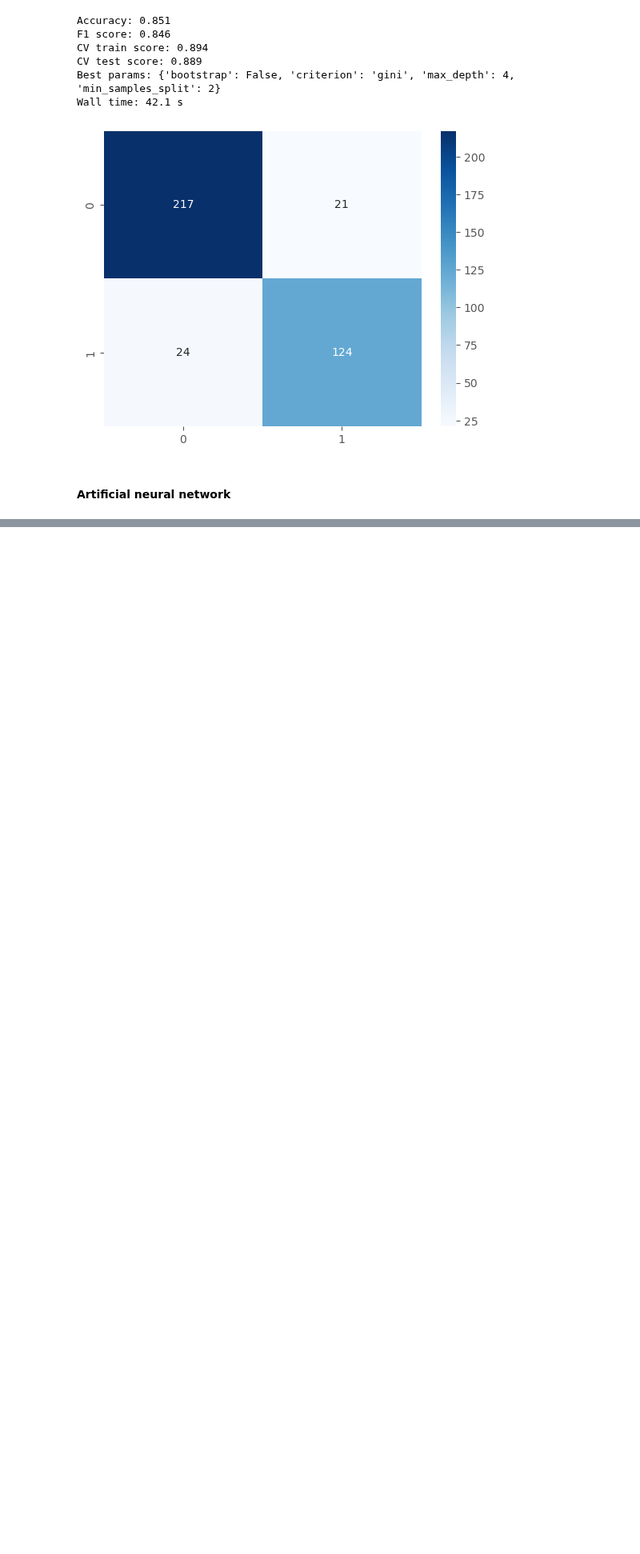
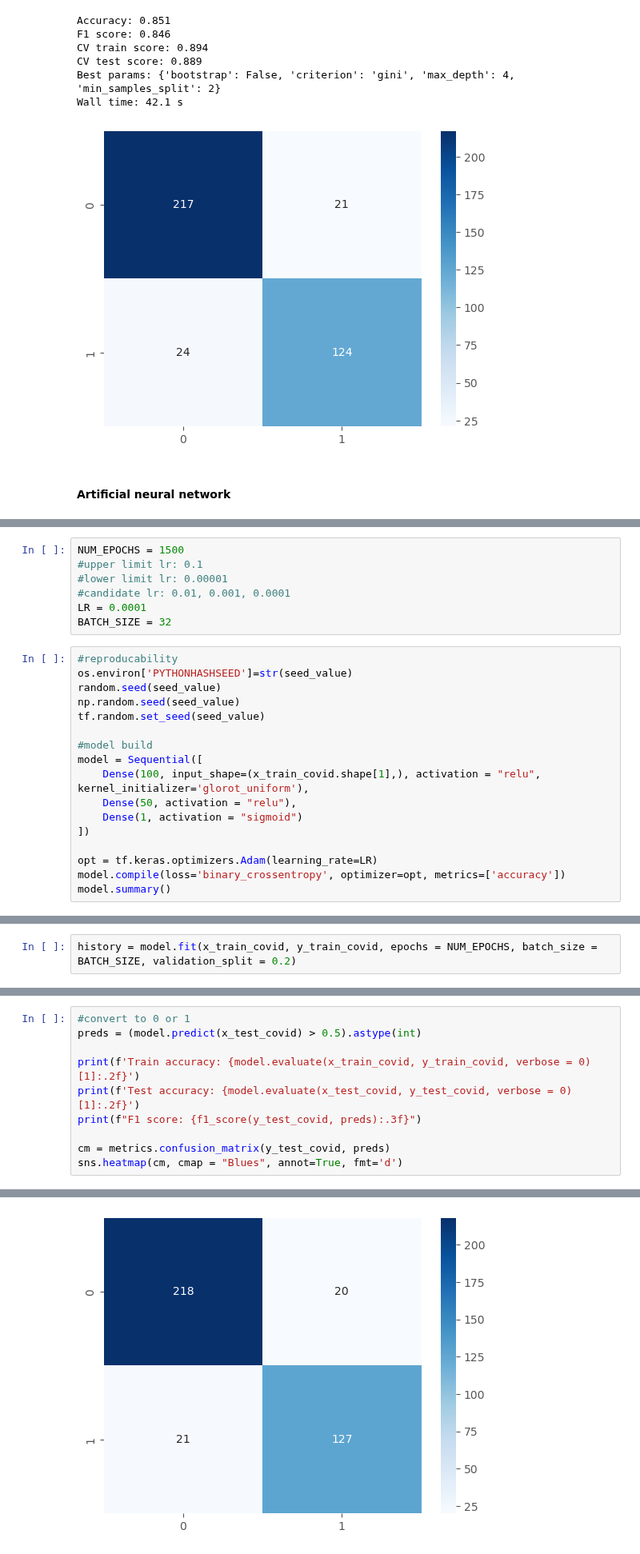
Before and after one commit to szelesaron/dissertation-code, a Jupyter notebook: ml-algorithms.ipynb, the cells around one changed output, grey strips where cells are left out. Shown at 80% size. Saved outputs shown, nothing was run; the diff lists cells and outputs as text; blank space fills up the shorter version.

```diff
--- a/ml-algorithms.ipynb
+++ b/ml-algorithms.ipynb
@@ -333,0 +341,24 @@ Wall time: 1min 41s
+# %%
+NUM_EPOCHS = 1500
+#upper limit lr: 0.1
+#lower limit lr: 0.00001
+#candidate lr: 0.01, 0.001, 0.0001
+LR = 0.0001
+BATCH_SIZE = 32
+# %%
+#reproducability
+os.environ['PYTHONHASHSEED']=str(seed_value)
+random.seed(seed_value)
+np.random.seed(seed_value)
+tf.random.set_seed(seed_value)
+
+#model build
+model = Sequential([
+    Dense(100, input_shape=(x_train_covid.shape[1],), activation = "relu",  kernel_initializer='glorot_uniform'),
+    Dense(50, activation = "relu"),
+    Dense(1, activation = "sigmoid")
+])
+
+opt = tf.keras.optimizers.Adam(learning_rate=LR)
+model.compile(loss='binary_crossentropy', optimizer=opt, metrics=['accuracy'])
+model.summary()
@@ -333,0 +381,2 @@ Wall time: 1min 41s
+# %%
+history = model.fit(x_train_covid, y_train_covid, epochs = NUM_EPOCHS, batch_size = BATCH_SIZE, validation_split = 0.2)
@@ -333,0 +411,11 @@ Wall time: 1min 41s
+# %%
+#convert to 0 or 1
+preds = (model.predict(x_test_covid) > 0.5).astype(int)
+
+print(f'Train accuracy: {model.evaluate(x_train_covid, y_train_covid, verbose = 0)[1]:.2f}')
+print(f'Test accuracy: {model.evaluate(x_test_covid, y_test_covid, verbose = 0)[1]:.2f}')
+print(f"F1 score: {f1_score(y_test_covid, preds):.3f}")
+
+cm = metrics.confusion_matrix(y_test_covid, preds)
+sns.heatmap(cm, cmap = "Blues", annot=True, fmt='d')
+# %% [output]
@@ -333,0 +426 @@ Wall time: 1min 41s
+[figure, added]
```
Also changed, not shown: parts of 19 cells of this notebook.
